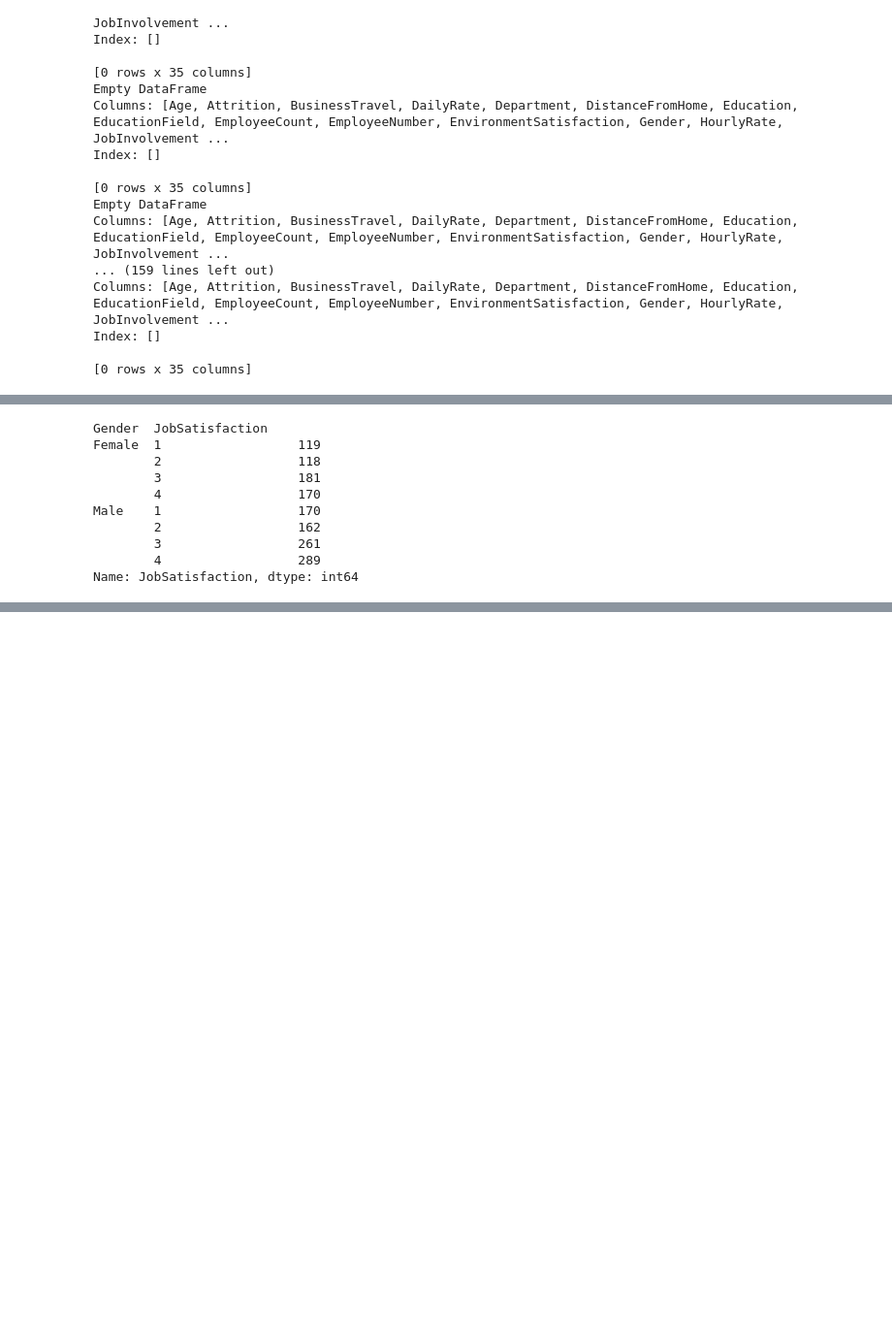
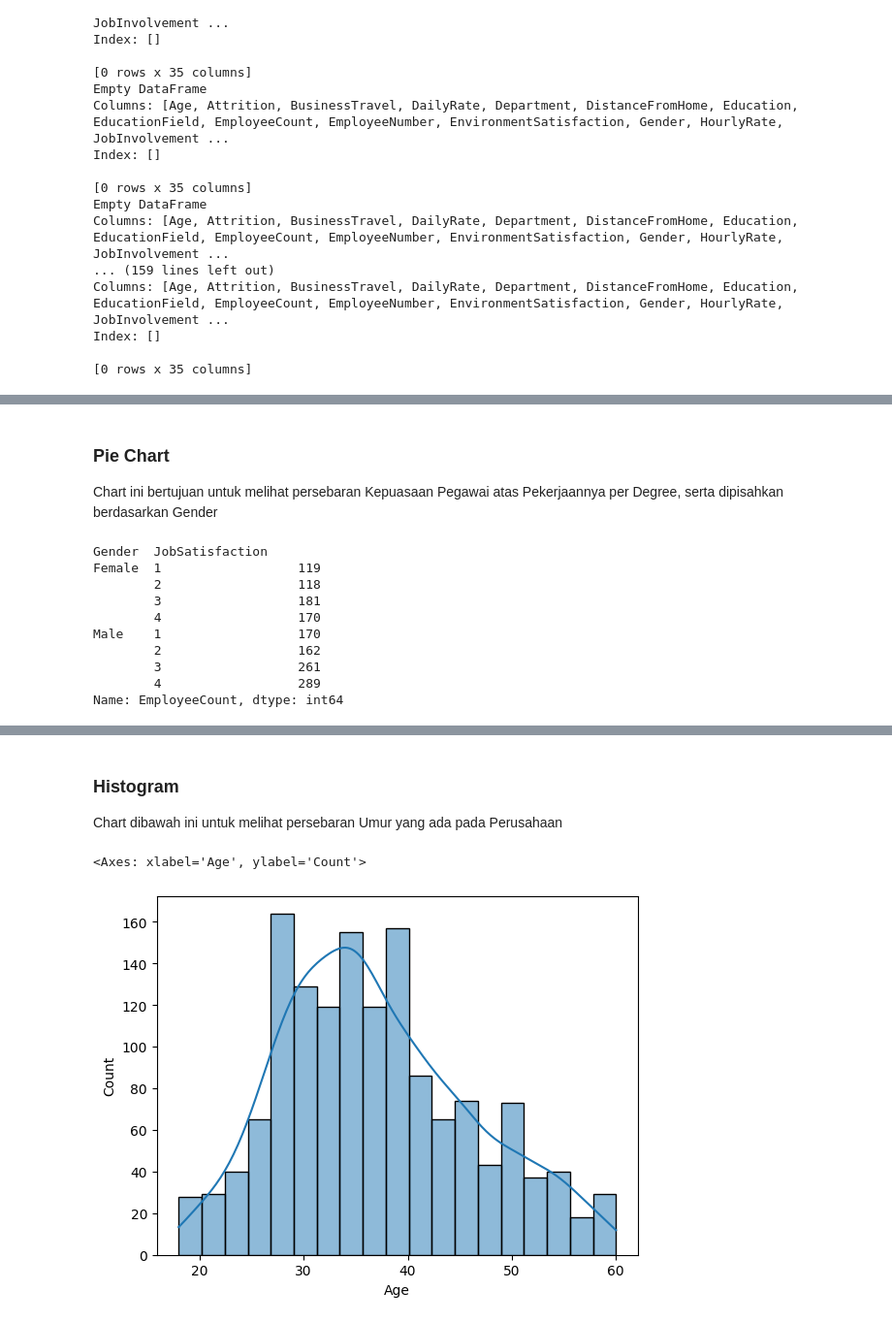
Before and after one commit to Herpeto/learningDataScience, a Jupyter notebook: assignment/assignment_sesi24.ipynb, the cells around one changed output, grey strips where cells are left out. Shown at 97% size. Drawn from its saved outputs; the diff is of its cells as text; code cells hidden in the pictures; blank space fills up the shorter version.

```diff
--- a/assignment/assignment_sesi24.ipynb
+++ b/assignment/assignment_sesi24.ipynb
@@ -159,0 +178,4 @@ AttributeError: 'Series' object has no attribute 'levels'
+# %% [markdown]
+### Pie Chart
+
+Chart ini bertujuan untuk melihat persebaran Kepuasaan Pegawai atas Pekerjaannya per Degree, serta dipisahkan berdasarkan Gender
@@ -160,5 +205,6 @@ AttributeError: 'Series' object has no attribute 'levels'
 # %%
-gender_jobs_sat = df.groupby(['Gender','JobSatisfaction'])['JobSatisfaction'].count()
+# Grouping Gender and Job Satisfaction
+gender_jobs_sat = df.groupby(['Gender','JobSatisfaction'])['EmployeeCount'].count()
 gender_jobs_sat
 # %% [output]
 Gender  JobSatisfaction
@@ -170,5 +216,5 @@ Male    1                  170
         2                  162
         3                  261
         4                  289
-Name: JobSatisfaction, dtype: int64
+Name: EmployeeCount, dtype: int64
 # %%
@@ -189,3 +236,11 @@ plt.legend(gender_jobs_sat['Male'].index)
 plt.show()
 # %% [output]
 [figure]
+# %% [markdown]
+### Histogram
+Chart dibawah ini untuk melihat persebaran Umur yang ada pada Perusahaan
+# %%
+sns.histplot(x=df['Age'], kde=True)
+# %% [output]
+<Axes: xlabel='Age', ylabel='Count'>
+[figure, added]
```
Also changed, not shown: parts of 24 cells of this notebook.
